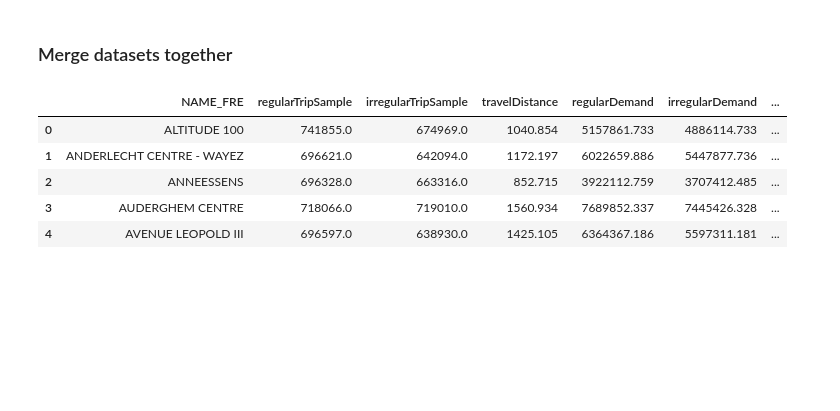
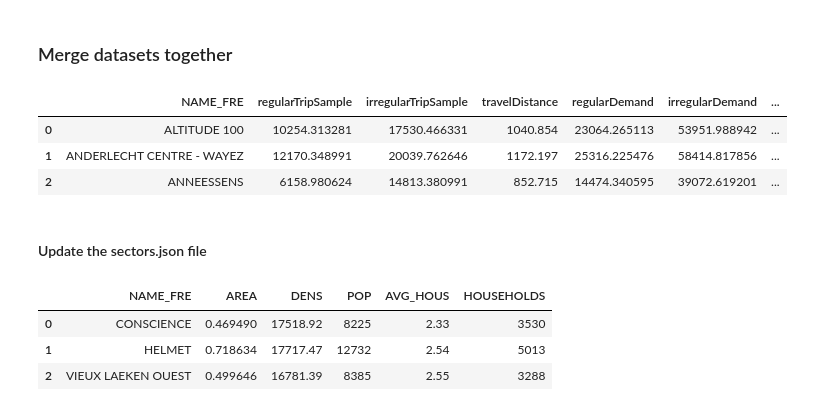
Before and after one commit to victor-radermecker/MasterThesis, a Jupyter notebook: notebooks/3 - 2 Demand Estimation.ipynb, the cells around one changed output. Cells and saved outputs as stored; diff of their text form; code cells hidden in the pictures; blank space fills up the shorter version.

```diff
--- a/notebooks/3 - 2 Demand Estimation.ipynb
+++ b/notebooks/3 - 2 Demand Estimation.ipynb
@@ -23,6 +23,7 @@ from BrusselsMap import BrusselsMap
 from GeoJsonHandler import GeoJsonHandler
 
 pd.set_option("display.max_rows", 500)
+pd.set_option('display.max_columns', 500)
 # %%
 %load_ext autoreload
 %autoreload 2
@@ -34,6 +35,6 @@ The autoreload extension is already loaded. To reload it, use:
 
 #### Proximus data
 # %%
-prox = pd.read_csv("../data/final_demand_simulation/proximusFrequentTrip_RandomlyGenerated.csv")
+prox = pd.read_csv("../data/final_demand_simulation/proximus_data_real.csv", sep=" ")
 prox.head()
 # %% [output]
@@ -76,7 +77,7 @@ prox.to_csv('../data/final_demand_simulation/DemandEnergy.csv', index=False)
 #### PPR Ratio
 # %%
 # Loading parking and population data
-ppr = pd.read_csv("../data/final_data/parkings_ratio.csv")
+ppr = pd.read_csv("../data/final_demand_simulation/parkings_ratio.csv")
 ppr.head()
 # %% [output]
 |  | NAME_FRE | AREA | DENS | POP | AVG_HOUS | HOUSEHOLDS | NOT REGLEMENTED | RESERVED | REGLEMENTED | ... |
@@ -89,7 +90,7 @@ ppr.head()
 #### INDR Ratio
 # %%
 # Loading parking and population data
-indr = pd.read_csv("../data/final_data/INDR_distances.csv")
+indr = pd.read_csv("../data/final_demand_simulation/INDR_distances.csv")
 indr['ratio'] = indr['ratio'] / 100
 indr.head()
 # %% [output]
@@ -104,13 +105,13 @@ indr.head()
 # %%
 prox = pd.merge(prox, ppr[['NAME_FRE','PRIVATE/HOUS']], on="NAME_FRE", how="outer")
 prox = pd.merge(prox, indr[['NAME_FRE','ratio']], on="NAME_FRE", how="outer")
 prox.rename(columns={'ratio':'INDR_Ratio', 'PRIVATE/HOUS':'PPR_Ratio'}, inplace=True)
 prox = prox.fillna(0)
-prox.head()
+prox.head(3)
 # %% [output]
 |  | NAME_FRE | regularTripSample | irregularTripSample | travelDistance | regularDemand | irregularDemand | ... |
-| 0 | ALTITUDE 100 | 741855.0 | 674969.0 | 1040.854 | 5157861.733 | 4886114.733 | ... |
-| 1 | ANDERLECHT CENTRE - WAYEZ | 696621.0 | 642094.0 | 1172.197 | 6022659.886 | 5447877.736 | ... |
-| 2 | ANNEESSENS | 696328.0 | 663316.0 | 852.715 | 3922112.759 | 3707412.485 | ... |
-| 3 | AUDERGHEM CENTRE | 718066.0 | 719010.0 | 1560.934 | 7689852.337 | 7445426.328 | ... |
-| 4 | AVENUE LEOPOLD III | 696597.0 | 638930.0 | 1425.105 | 6364367.186 | 5597311.181 | ... |
+| 0 | ALTITUDE 100 | 10254.313281 | 17530.466331 | 1040.854 | 23064.265113 | 53951.988942 | ... |
+| 1 | ANDERLECHT CENTRE - WAYEZ | 12170.348991 | 20039.762646 | 1172.197 | 25316.225476 | 58414.817856 | ... |
+| 2 | ANNEESSENS | 6158.980624 | 14813.380991 | 852.715 | 14474.340595 | 39072.619201 | ... |
+# %% [markdown]
+#### Update the sectors.json file
@@ -116,0 +123,8 @@ prox.head()
+# %%
+dem = pd.read_csv(r"../data/final_demand_simulation/demographic.csv")
+dem.head(3)
+# %% [output]
+|  | NAME_FRE | AREA | DENS | POP | AVG_HOUS | HOUSEHOLDS |
+| 0 | CONSCIENCE | 0.469490 | 17518.92 | 8225 | 2.33 | 3530 |
+| 1 | HELMET | 0.718634 | 17717.47 | 12732 | 2.54 | 5013 |
+| 2 | VIEUX LAEKEN OUEST | 0.499646 | 16781.39 | 8385 | 2.55 | 3288 |
```
Also changed, not shown: parts of 13 cells of this notebook, 2 other files.
